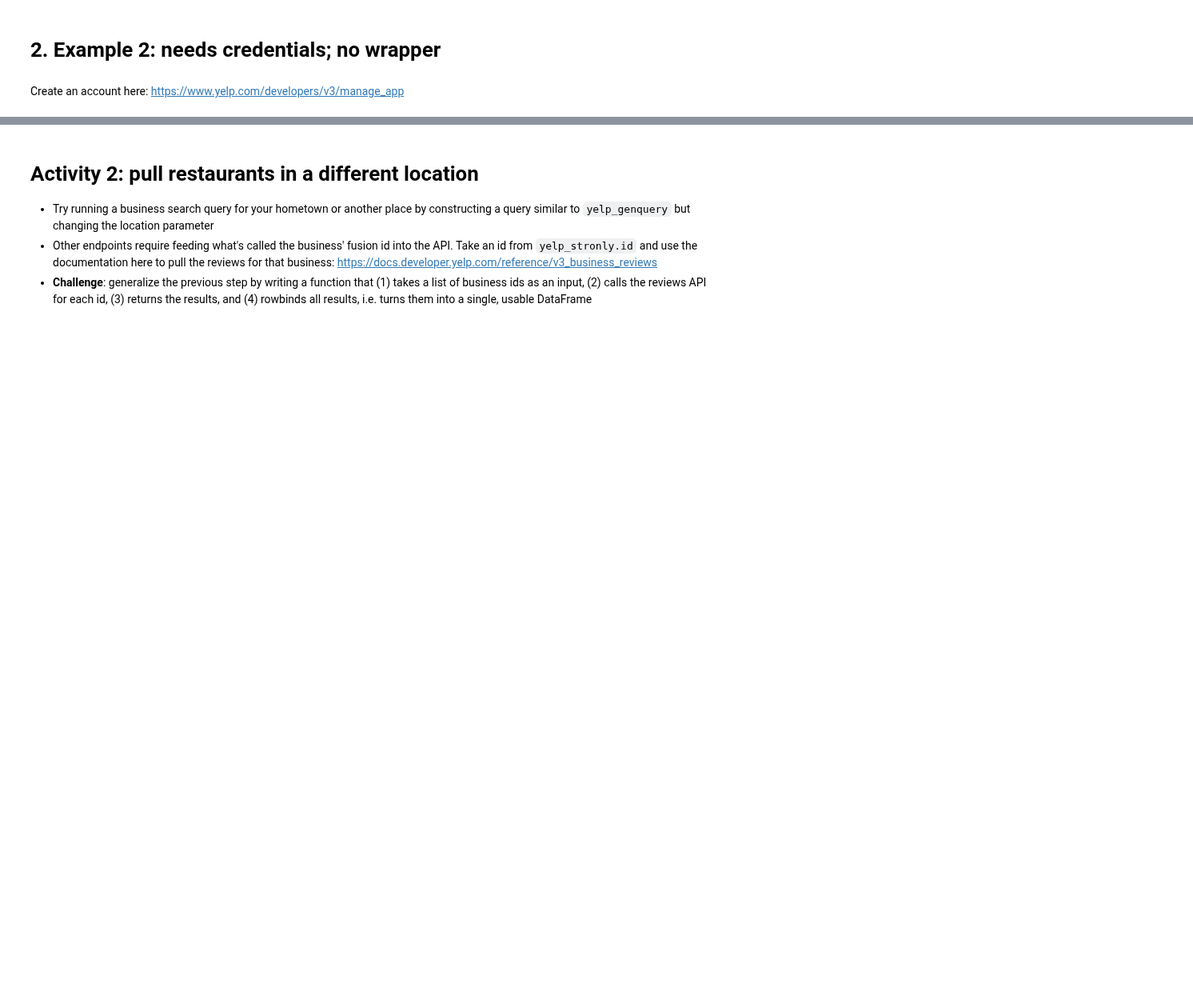
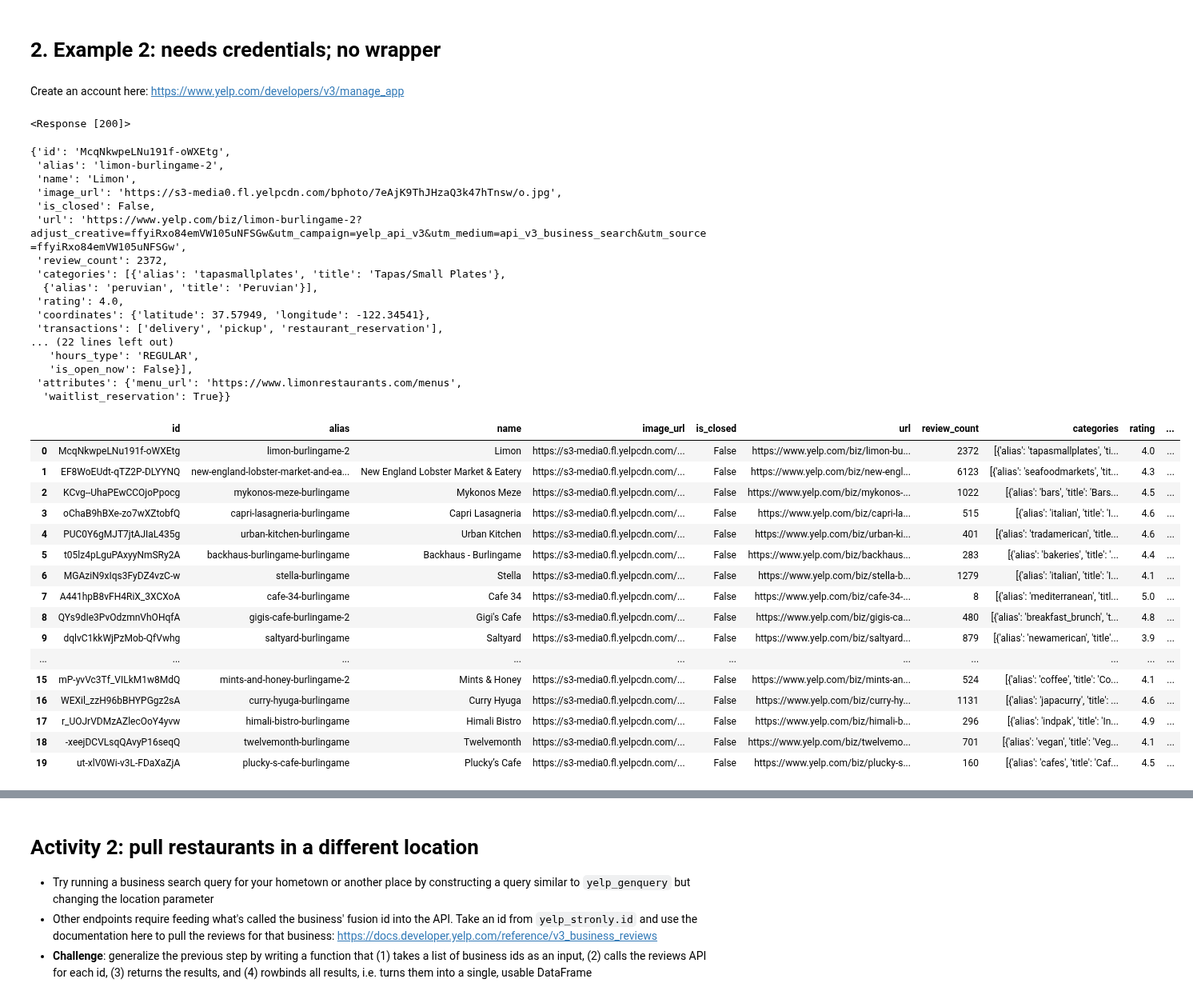
Before and after one commit to angelyn-l/qss20-x26, a Jupyter notebook: activities/06_apis_blank.ipynb, the cells around one changed output, grey strips where cells are left out. Shown at 80% size. Drawn from its saved outputs; the diff is of its cells as text; code cells hidden in the pictures; blank space fills up the shorter version.

```diff
--- a/activities/06_apis_blank.ipynb
+++ b/activities/06_apis_blank.ipynb
@@ -112,7 +201,7 @@ API_KEY = "PASTE KEY HERE"
 ## write the query
 base_url = "https://api.yelp.com/v3/businesses/search?"
 my_name = "restaurants"
-my_location = "Hanover,NH,03755"
+my_location = "Burlingame,CA,94010"
 yelp_genquery = ('{base_url}'
                 'term={name}'
                 '&location={loc}').format(base_url = base_url,
@@ -129,14 +218,51 @@ yelp_genresp
 
 ## then, look at structure of response
 yelp_genjson = yelp_genresp.json()
+# %% [output]
+<Response [200]>
 # %%
 ## example business
 yelp_genjson['businesses'][0]
 
 ## more automatic way of summarizing but things end up in lists
 ## within columns for things like categories
 yelp_gendf = pd.DataFrame(yelp_genjson['businesses'])
-yelp_gendf.head()
+yelp_gendf
+# %% [output]
+{'id': 'McqNkwpeLNu191f-oWXEtg',
+ 'alias': 'limon-burlingame-2',
+ 'name': 'Limon',
+ 'image_url': 'https://s3-media0.fl.yelpcdn.com/bphoto/7eAjK9ThJHzaQ3k47hTnsw/o.jpg',
+ 'is_closed': False,
+ 'url': 'https://www.yelp.com/biz/limon-burlingame-2?adjust_creative=ffyiRxo84emVW105uNFSGw&utm_campaign=yelp_api_v3&utm_medium=api_v3_business_search&utm_source=ffyiRxo84emVW105uNFSGw',
+ 'review_count': 2372,
+ 'categories': [{'alias': 'tapasmallplates', 'title': 'Tapas/Small Plates'},
+  {'alias': 'peruvian', 'title': 'Peruvian'}],
+ 'rating': 4.0,
+ 'coordinates': {'latitude': 37.57949, 'longitude': -122.34541},
+ 'transactions': ['delivery', 'pickup', 'restaurant_reservation'],
+... (22 lines left out)
+   'hours_type': 'REGULAR',
+   'is_open_now': False}],
+ 'attributes': {'menu_url': 'https://www.limonrestaurants.com/menus',
+  'waitlist_reservation': True}}
+|  | id | alias | name | image_url | is_closed | url | review_count | categories | rating | ... |
+| 0 | McqNkwpeLNu191f-oWXEtg | limon-burlingame-2 | Limon | https://s3-media0.fl.yelpcdn.com/... | False | https://www.yelp.com/biz/limon-bu... | 2372 | [{'alias': 'tapasmallplates', 'ti... | 4.0 | ... |
+| 1 | EF8WoEUdt-qTZ2P-DLYYNQ | new-england-lobster-market-and-ea... | New England Lobster Market & Eatery | https://s3-media0.fl.yelpcdn.com/... | False | https://www.yelp.com/biz/new-engl... | 6123 | [{'alias': 'seafoodmarkets', 'tit... | 4.3 | ... |
+| 2 | KCvg--UhaPEwCCOjoPpocg | mykonos-meze-burlingame | Mykonos Meze | https://s3-media0.fl.yelpcdn.com/... | False | https://www.yelp.com/biz/mykonos-... | 1022 | [{'alias': 'bars', 'title': 'Bars... | 4.5 | ... |
+| 3 | oChaB9hBXe-zo7wXZtobfQ | capri-lasagneria-burlingame | Capri Lasagneria | https://s3-media0.fl.yelpcdn.com/... | False | https://www.yelp.com/biz/capri-la... | 515 | [{'alias': 'italian', 'title': 'I... | 4.6 | ... |
+| 4 | PUC0Y6gMJT7jtAJIaL435g | urban-kitchen-burlingame | Urban Kitchen | https://s3-media0.fl.yelpcdn.com/... | False | https://www.yelp.com/biz/urban-ki... | 401 | [{'alias': 'tradamerican', 'title... | 4.6 | ... |
+| 5 | t05lz4pLguPAxyyNmSRy2A | backhaus-burlingame-burlingame | Backhaus - Burlingame | https://s3-media0.fl.yelpcdn.com/... | False | https://www.yelp.com/biz/backhaus... | 283 | [{'alias': 'bakeries', 'title': '... | 4.4 | ... |
+| 6 | MGAziN9xIqs3FyDZ4vzC-w | stella-burlingame | Stella | https://s3-media0.fl.yelpcdn.com/... | False | https://www.yelp.com/biz/stella-b... | 1279 | [{'alias': 'italian', 'title': 'I... | 4.1 | ... |
+| 7 | A441hpB8vFH4RiX_3XCXoA | cafe-34-burlingame | Cafe 34 | https://s3-media0.fl.yelpcdn.com/... | False | https://www.yelp.com/biz/cafe-34-... | 8 | [{'alias': 'mediterranean', 'titl... | 5.0 | ... |
+| 8 | QYs9dIe3PvOdzmnVhOHqfA | gigis-cafe-burlingame-2 | Gigi's Cafe | https://s3-media0.fl.yelpcdn.com/... | False | https://www.yelp.com/biz/gigis-ca... | 480 | [{'alias': 'breakfast_brunch', 't... | 4.8 | ... |
+| 9 | dqlvC1kkWjPzMob-QfVwhg | saltyard-burlingame | Saltyard | https://s3-media0.fl.yelpcdn.com/... | False | https://www.yelp.com/biz/saltyard... | 879 | [{'alias': 'newamerican', 'title'... | 3.9 | ... |
+| ... | ... | ... | ... | ... | ... | ... | ... | ... | ... | ... |
+| 15 | mP-yvVc3Tf_VILkM1w8MdQ | mints-and-honey-burlingame-2 | Mints & Honey | https://s3-media0.fl.yelpcdn.com/... | False | https://www.yelp.com/biz/mints-an... | 524 | [{'alias': 'coffee', 'title': 'Co... | 4.1 | ... |
+| 16 | WEXil_zzH96bBHYPGgz2sA | curry-hyuga-burlingame | Curry Hyuga | https://s3-media0.fl.yelpcdn.com/... | False | https://www.yelp.com/biz/curry-hy... | 1131 | [{'alias': 'japacurry', 'title': ... | 4.6 | ... |
+| 17 | r_UOJrVDMzAZlecOoY4yvw | himali-bistro-burlingame | Himali Bistro | https://s3-media0.fl.yelpcdn.com/... | False | https://www.yelp.com/biz/himali-b... | 296 | [{'alias': 'indpak', 'title': 'In... | 4.9 | ... |
+| 18 | -xeejDCVLsqQAvyP16seqQ | twelvemonth-burlingame | Twelvemonth | https://s3-media0.fl.yelpcdn.com/... | False | https://www.yelp.com/biz/twelvemo... | 701 | [{'alias': 'vegan', 'title': 'Veg... | 4.1 | ... |
+| 19 | ut-xlV0Wi-v3L-FDaXaZjA | plucky-s-cafe-burlingame | Plucky’s Cafe | https://s3-media0.fl.yelpcdn.com/... | False | https://www.yelp.com/biz/plucky-s... | 160 | [{'alias': 'cafes', 'title': 'Caf... | 4.5 | ... |
 # %%
 ## more data-specific way of summarizing
 ## we're doing a simple approach and just retaining
```
Also changed, not shown: parts of 17 cells of this notebook, 1 other file.
